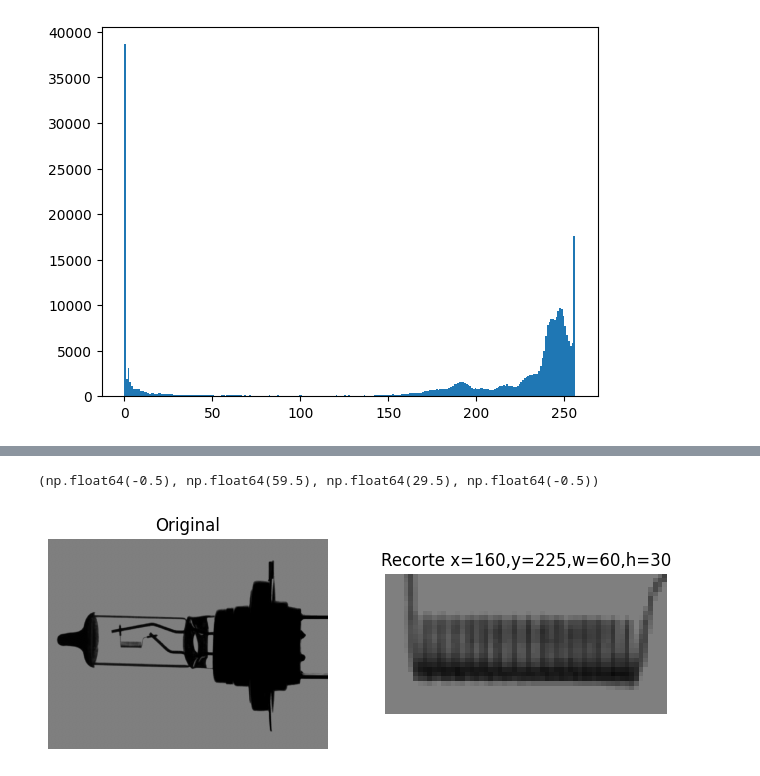
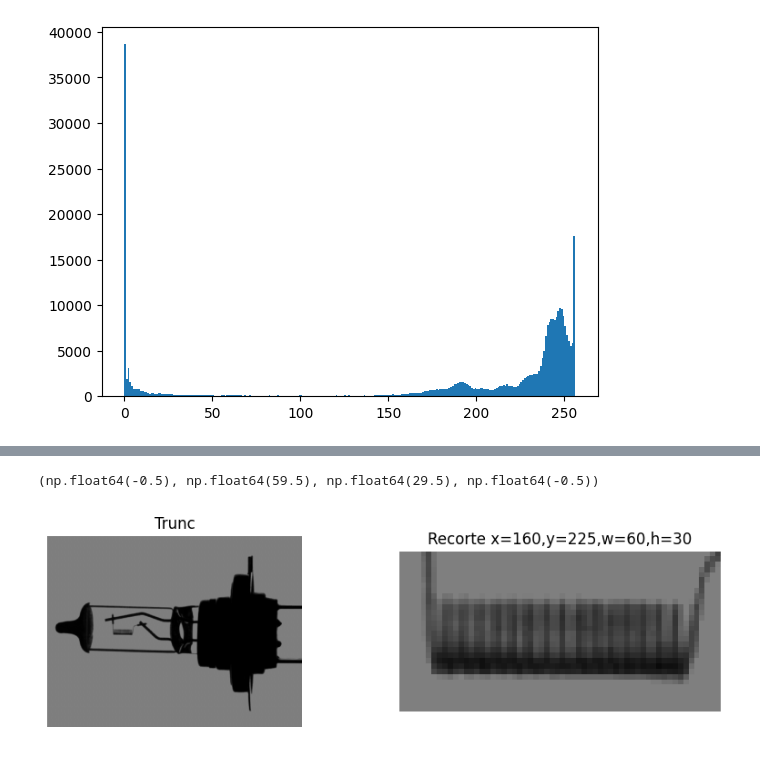
Before and after one commit to KalebG13/Sistemas-de-vision, a Jupyter notebook: Lab_1/Lab1_notebook.ipynb, the cells around one changed output, grey strips where cells are left out. Cells and saved outputs as stored; diff of their text form; code cells hidden in the pictures.

```diff
--- a/Lab_1/Lab1_notebook.ipynb
+++ b/Lab_1/Lab1_notebook.ipynb
@@ -187,22 +190,22 @@ plt.show()
 # %%
 
 src=thresh3
 assert src is not None, "No se pudo leer la imagen. Verifica la ruta."
 # x = columna izquierda, y = fila superior, w = ancho, h = alto
 x, y, w, h = 160, 225, 60, 30
 crop = src[y:y+h, x:x+w]
 
 # Mostrar original y recorte con histogramas
-plt.figure(figsize=(8,6))
+plt.figure(figsize=(10,6))
 plt.subplot(2,2,1)
 plt.imshow(src, cmap='gray', vmin=0, vmax=255)
-plt.title('Original')
+plt.title('Trunc')
 plt.axis('off')
 
 plt.subplot(2,2,2)
 plt.imshow(crop, cmap='gray', vmin=0, vmax=255)
 plt.title(f'Recorte x={x},y={y},w={w},h={h}')
 plt.axis('off')
 # %% [output]
 (np.float64(-0.5), np.float64(59.5), np.float64(29.5), np.float64(-0.5))
-[figure, old version]
+[figure, new version]
```
Also changed, not shown: parts of 4 cells of this notebook.
